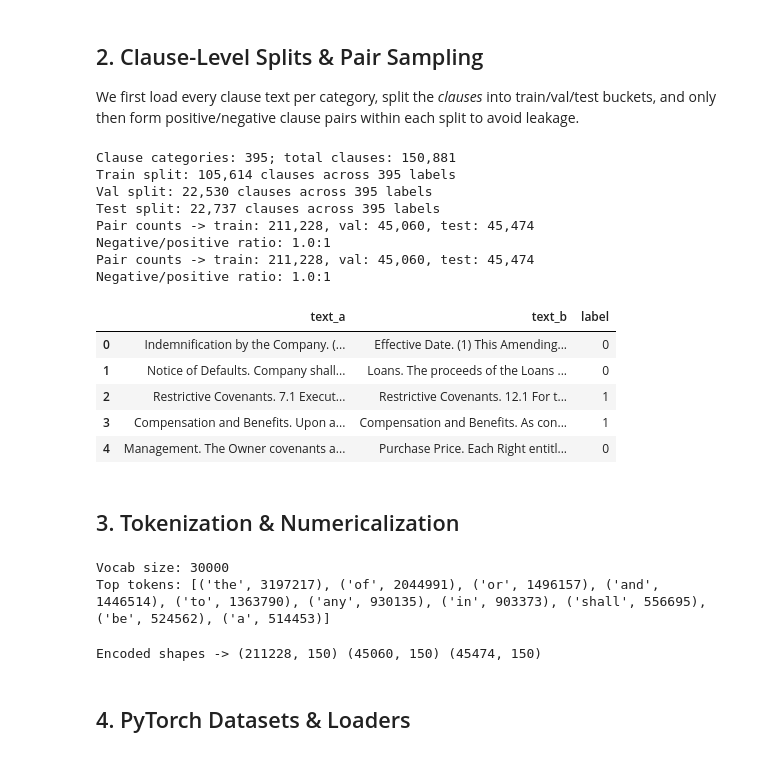
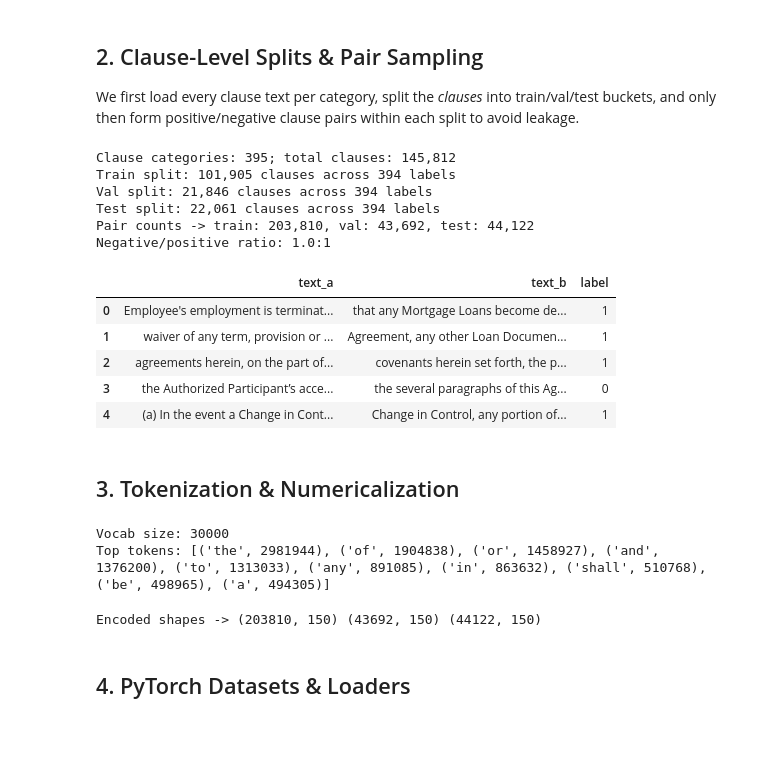
Before and after one commit to mohammad-malik/deep-learning-assignment2, a Jupyter notebook: legal_clause_similarity.ipynb, the cells around one changed output. Drawn from its saved outputs; the diff is of its cells as text; code cells hidden in the pictures.

```diff
--- a/legal_clause_similarity.ipynb
+++ b/legal_clause_similarity.ipynb
@@ -61,13 +59,26 @@ torch.backends.cudnn.benchmark = False
 We first load every clause text per category, split the _clauses_ into train/val/test buckets, and only then form positive/negative clause pairs within each split to avoid leakage.
 # %%
 # --- Clause-level split + pair building ---
-from sklearn.model_selection import train_test_split
-
 DATA_DIR = Path('nlp_dataset')
 MIN_CLAUSES_PER_LABEL = 2
 NEG_POS_RATIO = 1.0
 POSITIVE_PAIRS_PER_CLAUSE = 1
-SEED = 67
+
+HEADER_PREFIX_RE = re.compile(r'^[a-z\s\.\-]{1,40}:?\s+', re.IGNORECASE)
+
+
+def strip_clause_heading(text: str) -> str:
+    text = (text or '').strip()
+    cleaned = HEADER_PREFIX_RE.sub('', text)
+    return cleaned if cleaned else text
+
+
+def normalize_clause(text: str) -> str:
+    stripped = strip_clause_heading(text)
+    stripped = re.sub(r'\s+', ' ', stripped.lower())
+    return stripped
+
+
 rng = random.Random(SEED)
 
 
@@ -75,7 +86,7 @@ rng = random.Random(SEED)
 label_to_texts = {}
 for file in sorted(DATA_DIR.glob('*.csv')):
     df = pd.read_csv(file).dropna(subset=['clause_text'])
-    df['clause_text'] = df['clause_text'].astype(str).str.strip()
+    df['clause_text'] = df['clause_text'].astype(str).apply(strip_clause_heading)
     df = df[df['clause_text'].str.len() > 0]
     label_col = 'clause_type' if 'clause_type' in df.columns else None
     if label_col:
@@ -87,8 +98,19 @@ for file in sorted(DATA_DIR.glob('*.csv')):
         if len(df) >= MIN_CLAUSES_PER_LABEL:
             label_to_texts[file.stem] = df['clause_text'].tolist()
 
+seen = set()
+for lab, texts in list(label_to_texts.items()):
+    uniq = []
+    for text in texts:
+        key = normalize_clause(text)
+        if key not in seen:
+            seen.add(key)
+            uniq.append(text)
+    label_to_texts[lab] = uniq
+
 labels = sorted(label_to_texts)
 print(f"Clause categories: {len(labels)}; total clauses: {sum(len(v) for v in label_to_texts.values()):,}")
+
 
 # 2) Split at the clause level per label
 def split_texts(texts):
@@ -100,6 +122,7 @@ def split_texts(texts):
         return tr, temp, []
     va, te = train_test_split(temp, test_size=0.5, random_state=SEED)
     return tr, va, te
+
 
 split = {'train': {}, 'val': {}, 'test': {}}
 split_stats = {}
@@ -114,54 +137,58 @@ for name, bucket in split.items():
     label_count = sum(1 for v in bucket.values() if len(v) > 0)
     split_stats[name] = {'clauses': clauses, 'labels': label_count}
     print(f"{name.title()} split: {clauses:,} clauses across {label_count:,} labels")
+
 
 # 3) Build balanced pairs within each split
 def build_pairs_for_split(bucket):
     labs = [lab for lab, texts in bucket.items() if len(texts) > 0]
     pos, neg = [], []
     for lab in labs:
         texts = bucket[lab]
         if len(texts) < 2:
             continue
         for clause in texts:
             for _ in range(POSITIVE_PAIRS_PER_CLAUSE):
                 partner = rng.choice(texts)
                 while partner == clause and len(texts) > 1:
                     partner = rng.choice(texts)
                 pos.append((clause, partner, 1))
     num_neg = int(len(pos) * NEG_POS_RATIO)
     for _ in range(num_neg):
         la, lb = rng.sample(labs, 2)
         a = rng.choice(bucket[la]) if bucket[la] else None
         b = rng.choice(bucket[lb]) if bucket[lb] else None
         if a and b:
             neg.append((a, b, 0))
     pairs = pos + neg
     rng.shuffle(pairs)
     return pd.DataFrame(pairs, columns=['text_a', 'text_b', 'label'])
 
-train_df = build_pairs_for_split(split['train']).reset_index(drop=True)
-val_df = build_pairs_for_split(split['val']).reset_index(drop=True)
-test_df = build_pairs_for_split(split['test']).reset_index(drop=True)
+
+def encode_split(bucket):
+    return build_pairs_for_split(bucket).reset_index(drop=True)
+
+
+train_df = encode_split(split['train'])
+val_df = encode_split(split['val'])
+test_df = encode_split(split['test'])
 pair_counts = {'train': len(train_df), 'val': len(val_df), 'test': len(test_df)}
 print(f"Pair counts -> train: {pair_counts['train']:,}, val: {pair_counts['val']:,}, test: {pair_counts['test']:,}")
 print(f"Negative/positive ratio: {NEG_POS_RATIO}:1")
 train_df.head()
 # %% [output]
-Clause categories: 395; total clauses: 150,881
-Train split: 105,614 clauses across 395 labels
-Val split: 22,530 clauses across 395 labels
-Test split: 22,737 clauses across 395 labels
-Pair counts -> train: 211,228, val: 45,060, test: 45,474
+Clause categories: 395; total clauses: 145,812
+Train split: 101,905 clauses across 394 labels
+Val split: 21,846 clauses across 394 labels
+Test split: 22,061 clauses across 394 labels
+Pair counts -> train: 203,810, val: 43,692, test: 44,122
 Negative/positive ratio: 1.0:1
-Pair counts -> train: 211,228, val: 45,060, test: 45,474
-Negative/positive ratio: 1.0:1
 |  | text_a | text_b | label |
-| 0 | Indemnification by the Company. (... | Effective Date. (1) This Amending... | 0 |
-| 1 | Notice of Defaults. Company shall... | Loans. The proceeds of the Loans ... | 0 |
-| 2 | Restrictive Covenants. 7.1 Execut... | Restrictive Covenants. 12.1 For t... | 1 |
-| 3 | Compensation and Benefits. Upon a... | Compensation and Benefits. As con... | 1 |
-| 4 | Management. The Owner covenants a... | Purchase Price. Each Right entitl... | 0 |
+| 0 | Employee's employment is terminat... | that any Mortgage Loans become de... | 1 |
+| 1 | waiver of any term, provision or ... | Agreement, any other Loan Documen... | 1 |
+| 2 | agreements herein, on the part of... | covenants herein set forth, the p... | 1 |
+| 3 | the Authorized Participant’s acce... | the several paragraphs of this Ag... | 0 |
+| 4 | (a) In the event a Change in Cont... | Change in Control, any portion of... | 1 |
 # %% [markdown]
 ## 3. Tokenization & Numericalization
 # %%
@@ -185,7 +212,7 @@ print('Vocab size:', len(vocab) + 2)
 print('Top tokens:', counter.most_common(10))
 # %% [output]
 Vocab size: 30000
-Top tokens: [('the', 3197217), ('of', 2044991), ('or', 1496157), ('and', 1446514), ('to', 1363790), ('any', 930135), ('in', 903373), ('shall', 556695), ('be', 524562), ('a', 514453)]
+Top tokens: [('the', 2981944), ('of', 1904838), ('or', 1458927), ('and', 1376200), ('to', 1313033), ('any', 891085), ('in', 863632), ('shall', 510768), ('be', 498965), ('a', 494305)]
 # %%
 def encode(text: str):
     tokens = tokenize(text)
@@ -206,7 +233,7 @@ val_left, val_right, val_labels = encode_dataframe(val_df)
 test_left, test_right, test_labels = encode_dataframe(test_df)
 print('Encoded shapes ->', train_left.shape, val_left.shape, test_left.shape)
 # %% [output]
-Encoded shapes -> (211228, 150) (45060, 150) (45474, 150)
+Encoded shapes -> (203810, 150) (43692, 150) (44122, 150)
 # %% [markdown]
 ## 4. PyTorch Datasets & Loaders
 # %%
```
Also changed, not shown: parts of 13 cells of this notebook.
